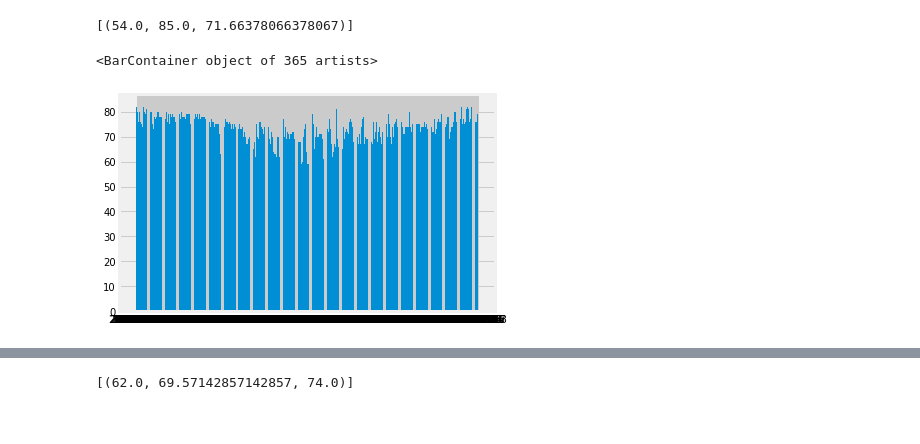
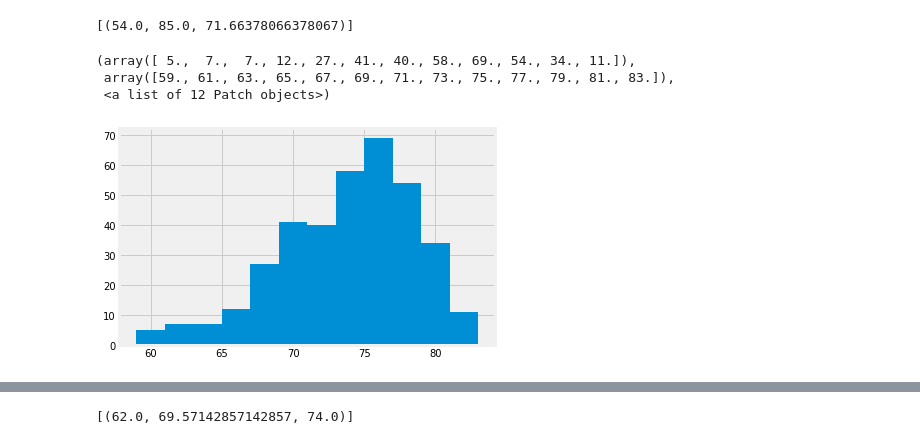
Before and after one commit to meppps/sqlalchemy-challenge, a Jupyter notebook: climate_starter.ipynb, the cells around one changed output, grey strips where cells are left out. Drawn from its saved outputs; the diff is of its cells as text; code cells hidden in the pictures.

Commit message:
Fixed Histogram, added queries

```diff
--- a/climate_starter.ipynb
+++ b/climate_starter.ipynb
@@ -152,21 +152,25 @@ statTemps.fetchall()
 # %%
 # Choose the station with the highest number of temperature observations.
 # Query the last 12 months of temperature observation data for this station and plot the results as a histogram
 sT = engine.execute("SELECT date,tobs FROM measurement WHERE station = 'USC00519281'ORDER BY date DESC LIMIT 365")
 # sT.fetchall()
 
 date = []
 tobs = []
 
 for s in sT:
     date.append(s['date'])
     tobs.append(s['tobs'])
 
 stDF = pd.DataFrame({'date':date,'tobs':tobs})
 # Un-reverse dataframe
 stDF = stDF.iloc[::-1]
 stDF.set_index('date')
-plt.plot(stDF.date,stDF.tobs)
+plt.hist(stDF.tobs,bins=12)
+
+## REVISIT
 # %% [output]
-<BarContainer object of 365 artists>
+(array([ 5.,  7.,  7., 12., 27., 41., 40., 58., 69., 54., 34., 11.]),
+ array([59., 61., 63., 65., 67., 69., 71., 73., 75., 77., 79., 81., 83.]),
+ <a list of 12 Patch objects>)
-[figure, old version]
+[figure, new version]
```
Also changed, not shown: parts of 9 cells of this notebook.
